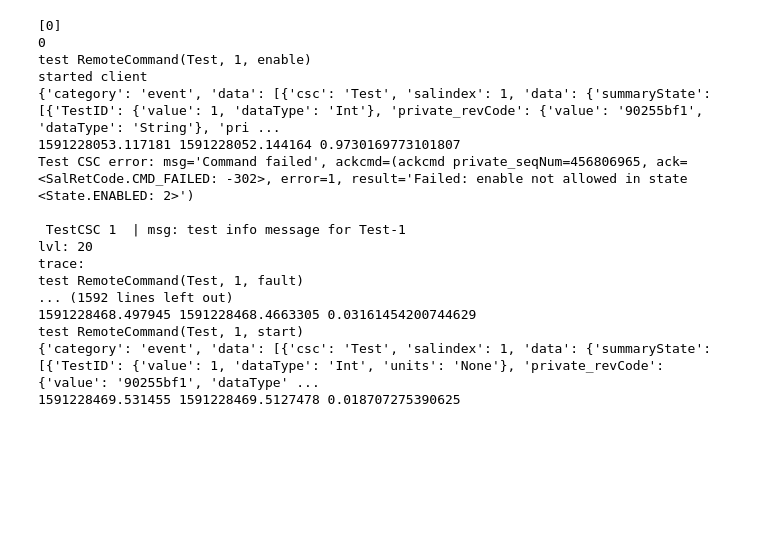
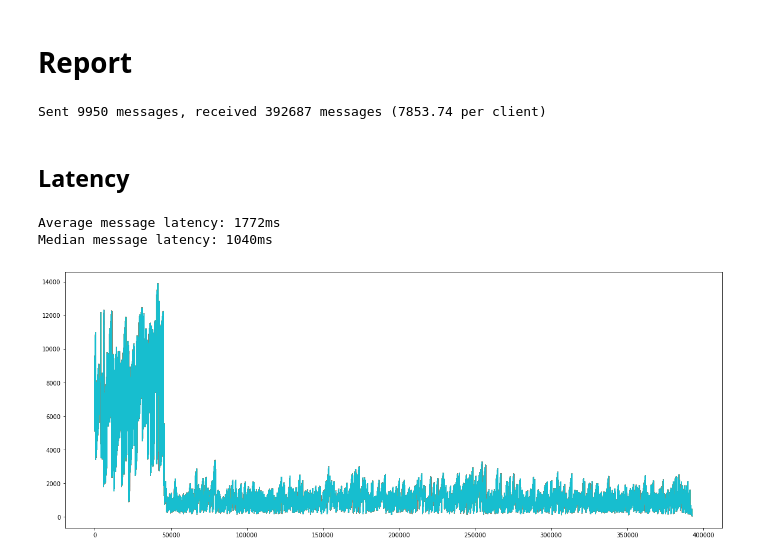
Before and after one commit to lsst-ts/LOVE-integration-tools, a Jupyter notebook: jupyter/stress_test.ipynb, the cells around one changed output. Drawn from its saved outputs; the diff is of its cells as text; code cells hidden in the pictures; blank space fills up the shorter version.

Commit message:
Add statistics and plot to stress test

```diff
--- a/jupyter/stress_test.ipynb
+++ b/jupyter/stress_test.ipynb
@@ -106,6 +110,7 @@ from astropy.time import Time
 class clientInstance:
     websocket_url = ''
     received_messages = 0
+    latencies = []
 
     def request_token(self):
         url = 'http://love-manager-mount:8000/manager/api/get-token/'
@@ -126,11 +131,10 @@ class clientInstance:
                     msg = json.loads(message.data)
                     if 'category' not in msg or msg['category'] != 'event' or "option" in msg and msg["option"] == "subscribe":
                         continue
-                    print(msg)
+                    self.received_messages = self.received_messages + 1
                     cur_time = Time.now().tai.datetime.timestamp()
                     snd_time = msg['data'][0]['data']['summaryState'][0]['private_sndStamp']['value']
-                    print(cur_time, snd_time, cur_time - snd_time)
-                    self.received_messages = self.received_messages + 1
+                    self.latencies.append(cur_time - snd_time)
 
     async def subscribe_to_salindex(self, salindex):
         subscribe_msg = {
@@ -200,10 +203,10 @@ backend_tasks = [*csc_tasks, *emitter_tasks]
 # await asyncio.gather(*tasks)
 # %%
 # Create clients and listen to ws messages
-N_CLIENTS = 1
+N_CLIENTS = 50
 loop = asyncio.get_event_loop()
 clients = [clientInstance() for i in range(N_CLIENTS)]
 [c.request_token() for c in clients]
 client_tasks = [loop.create_task(c.start_ws_client(N_EMITTERS)) for c in clients]
-# await asyncio.gather(*tasks)
+await asyncio.gather(*emitter_tasks)
 # %% [output]
@@ -211,26 +264,34 @@ client_tasks = [loop.create_task(c.start_ws_client(N_EMITTERS)) for c in clients
-# %%
-# print(clients[0].received_messages)
-# print(emitters[0].emitted_commands)
-print([c.received_messages for c in clients])
-print(sum([e.emitted_commands for e in emitters]))
-# %% [output]
-[0]
-0
-test RemoteCommand(Test, 1, enable)
-started client
-{'category': 'event', 'data': [{'csc': 'Test', 'salindex': 1, 'data': {'summaryState': [{'TestID': {'value': 1, 'dataType': 'Int'}, 'private_revCode': {'value': '90255bf1', 'dataType': 'String'}, 'pri ...
-1591228053.117181 1591228052.144164 0.9730169773101807
-Test CSC error: msg='Command failed', ackcmd=(ackcmd private_seqNum=456806965, ack=<SalRetCode.CMD_FAILED: -302>, error=1, result='Failed: enable not allowed in state <State.ENABLED: 2>')
-
- TestCSC 1  | msg: test info message for Test-1
-lvl: 20
-trace:
-test RemoteCommand(Test, 1, fault)
-... (1592 lines left out)
-1591228468.497945 1591228468.4663305 0.03161454200744629
-test RemoteCommand(Test, 1, start)
-{'category': 'event', 'data': [{'csc': 'Test', 'salindex': 1, 'data': {'summaryState': [{'TestID': {'value': 1, 'dataType': 'Int', 'units': 'None'}, 'private_revCode': {'value': '90255bf1', 'dataType' ...
-1591228469.531455 1591228469.5127478 0.018707275390625
+# %% [markdown]
+# Report
+# %%
+client_msgs = [c.received_messages for c in clients]
+emitter_msgs = [e.emitted_commands for e in emitters]
+print(f'Sent {sum(emitter_msgs)} messages, received {sum(client_msgs)} messages ({sum(client_msgs)/len(clients)} per client)')
+# %% [output]
+Sent 9950 messages, received 392687 messages (7853.74 per client)
+# %% [markdown]
+## Latency
+# %%
+import statistics
+
+latencies = [[l*1000 for l in c.latencies] for c in clients]
+avg_latencies = [statistics.mean(l) for l in latencies]
+median_latencies = [statistics.median(l) for l in latencies]
+avg_latency = statistics.mean(avg_latencies)
+median_latency = statistics.median(median_latencies)
+
+print(f'Average message latency: {round(avg_latency)}ms')
+print(f'Median message latency: {round(median_latency)}ms')
+# %% [output]
+Average message latency: 1772ms
+Median message latency: 1040ms
+# %%
+from matplotlib import pyplot as plt
+plt.rcParams['figure.figsize'] = [20, 8]
+for l in latencies:
+    plt.plot(range(len(l)), l)
+# %% [output]
+[figure, added]
 # %%
 [t.cancel() for t in [*backend_tasks, *client_tasks]]
 #[t.cancel() for t in [*client_tasks]]
```
Also changed, not shown: parts of 6 cells of this notebook.
